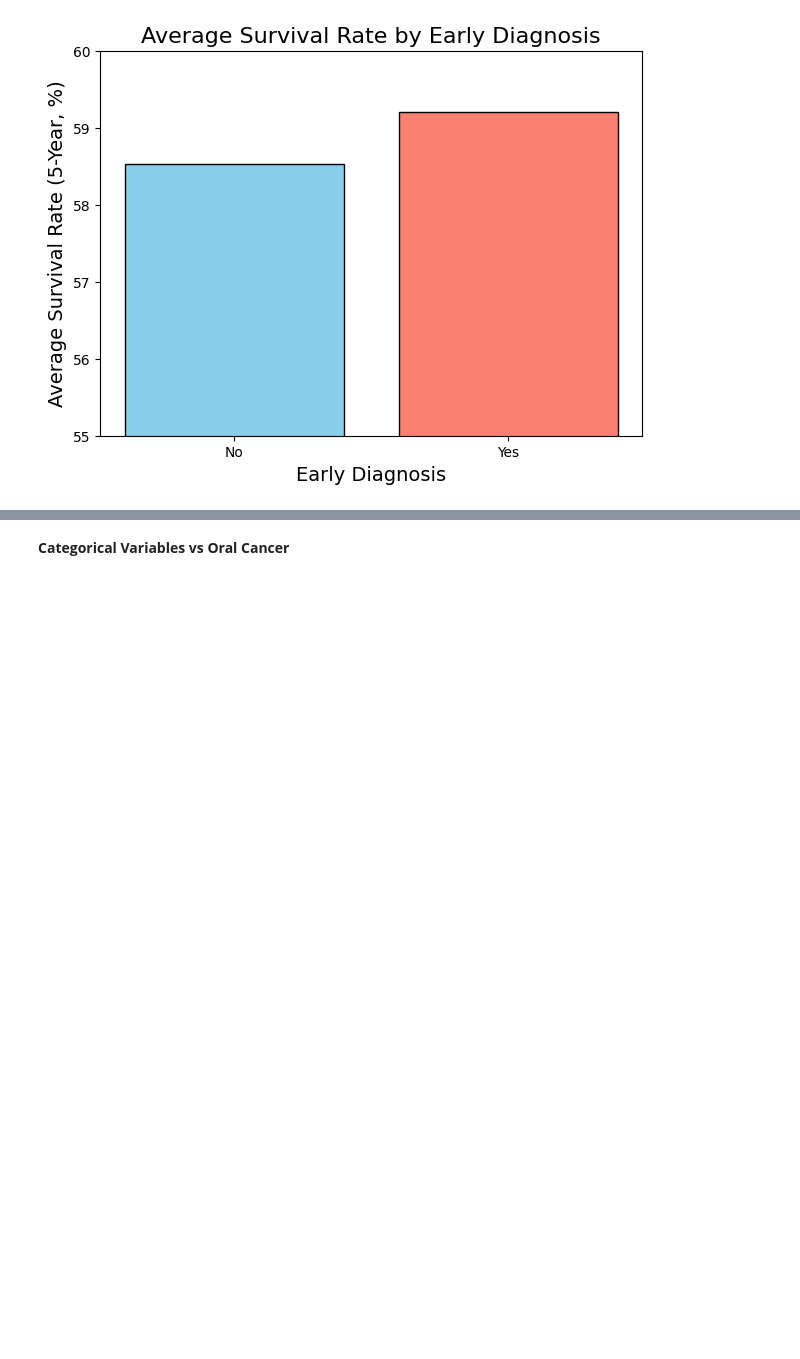
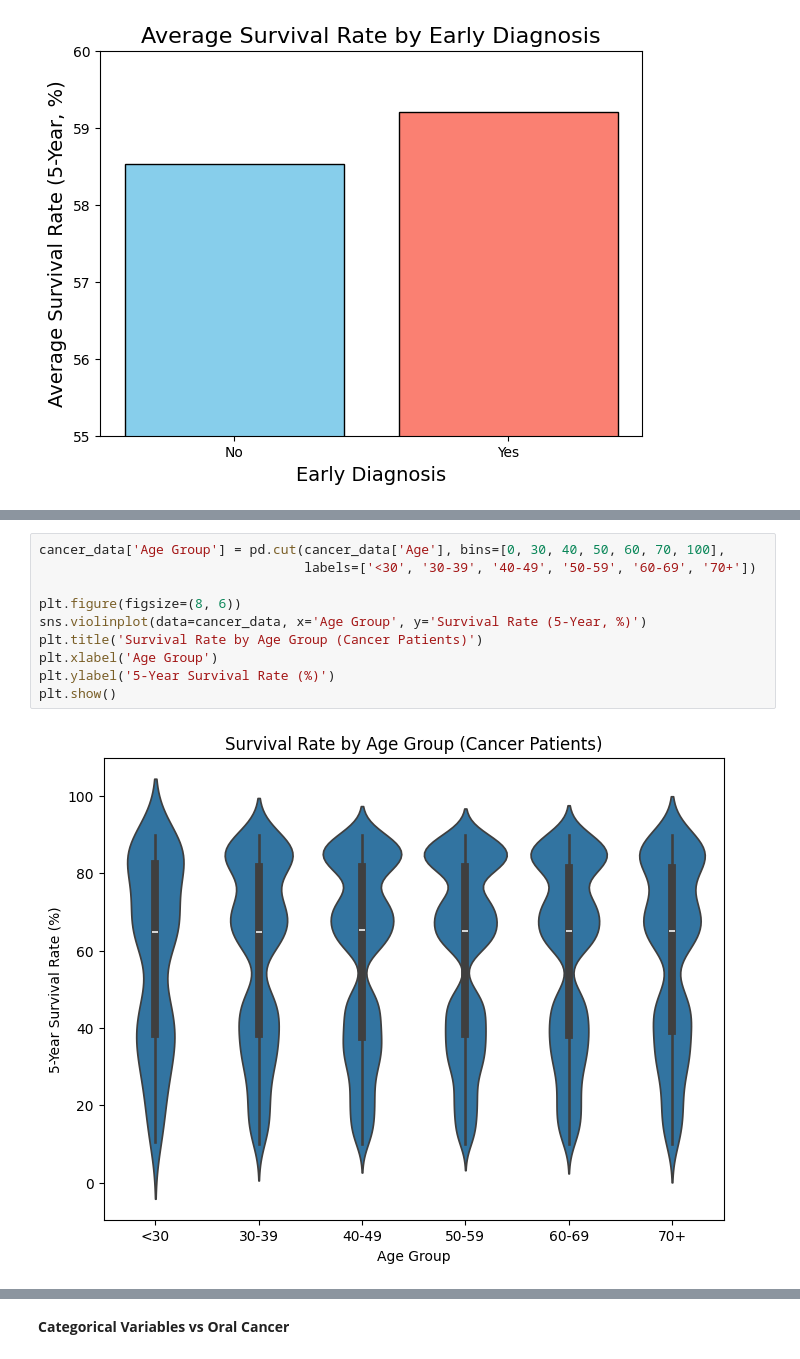
Before and after one commit to emreyoruk15/DSA_210_Term_Project, a Jupyter notebook: Project/main.ipynb, the cells around one changed output, grey strips where cells are left out. Cells and saved outputs as stored; diff of their text form; blank space fills up the shorter version.

```diff
--- a/Project/main.ipynb
+++ b/Project/main.ipynb
@@ -194,0 +308,12 @@ plt.show()
+# %%
+cancer_data['Age Group'] = pd.cut(cancer_data['Age'], bins=[0, 30, 40, 50, 60, 70, 100],
+                                  labels=['<30', '30-39', '40-49', '50-59', '60-69', '70+'])
+
+plt.figure(figsize=(8, 6))
+sns.violinplot(data=cancer_data, x='Age Group', y='Survival Rate (5-Year, %)')
+plt.title('Survival Rate by Age Group (Cancer Patients)')
+plt.xlabel('Age Group')
+plt.ylabel('5-Year Survival Rate (%)')
+plt.show()
+# %% [output]
+[figure, added]
```
Also changed, not shown: parts of 25 cells of this notebook.
